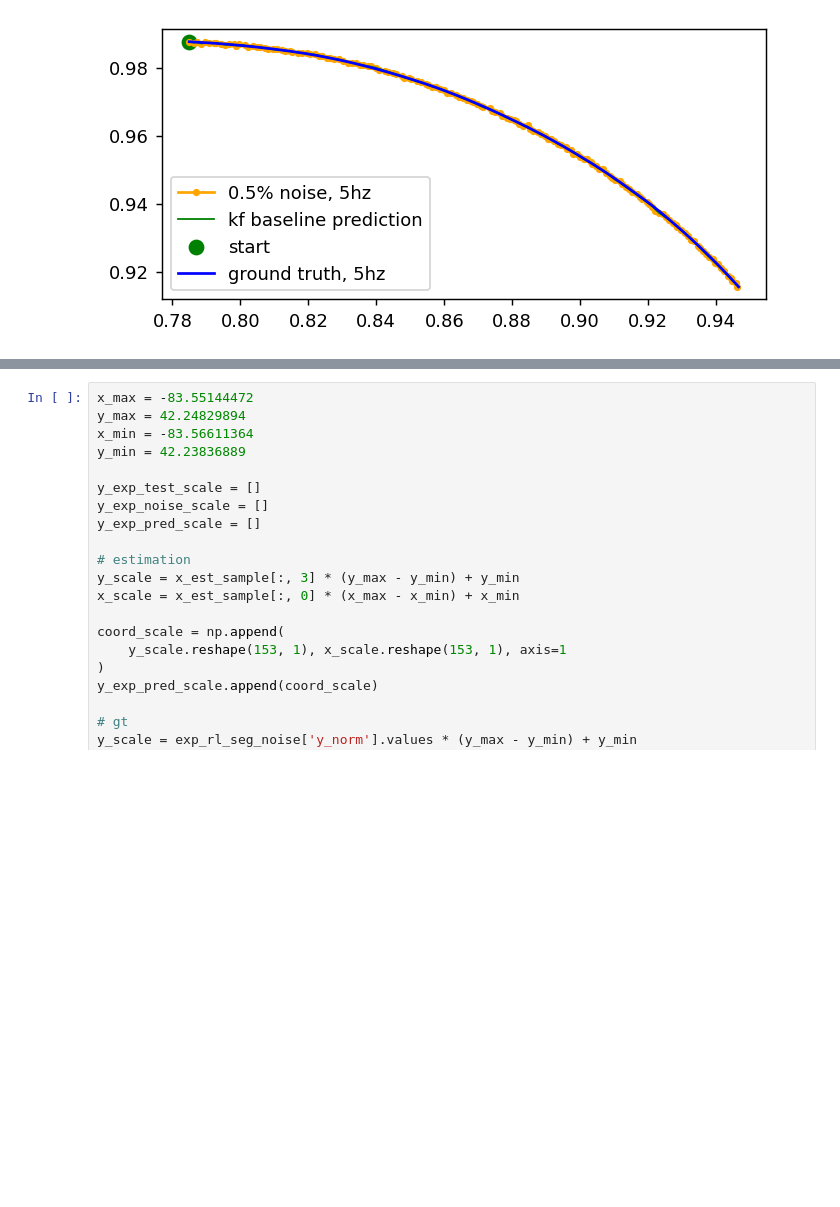
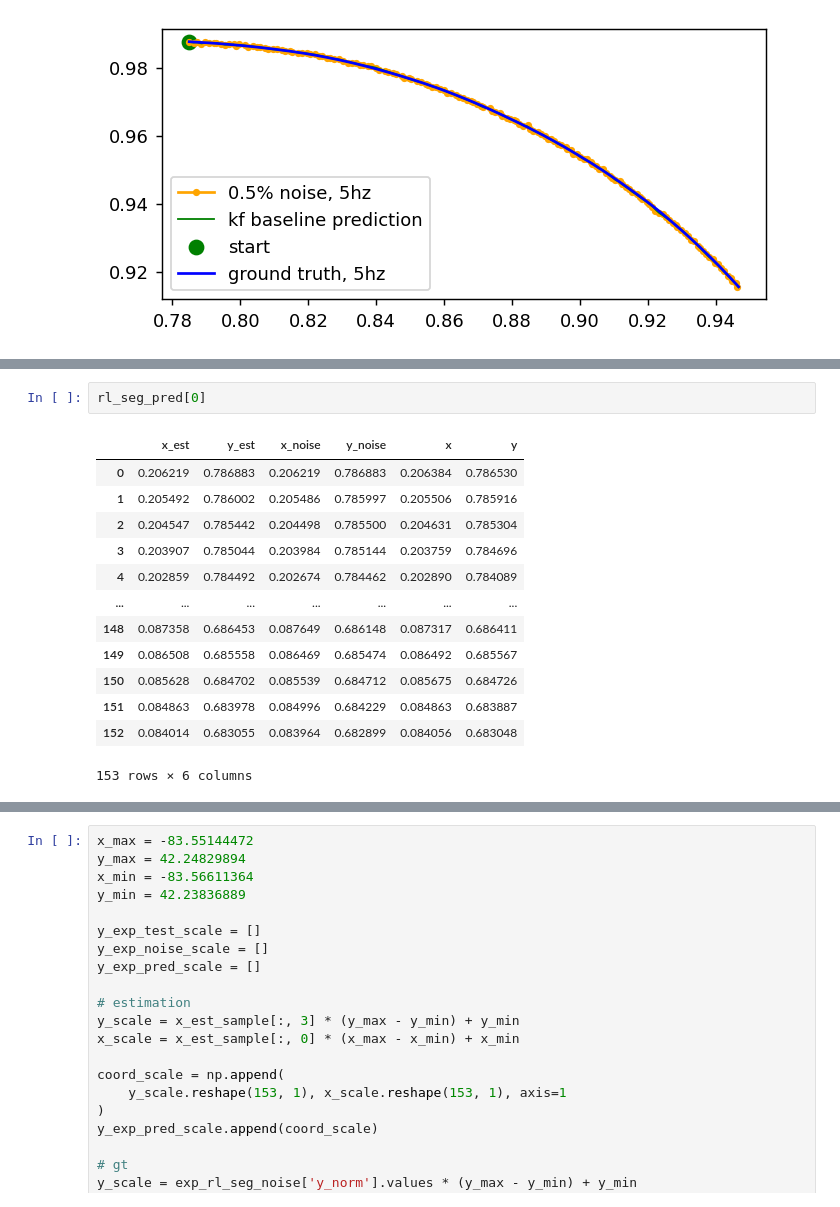
Before and after one commit to jarviskroos7/PATH_vehicle_localization, a Jupyter notebook: code/kf_baseline.ipynb, the cells around one changed output, grey strips where cells are left out. Cells and saved outputs as stored; diff of their text form; blank space fills up the shorter version.

```diff
--- a/code/kf_baseline.ipynb
+++ b/code/kf_baseline.ipynb
@@ -238,0 +256,16 @@ plt.legend()
+# %%
+rl_seg_pred[0]
+# %% [output]
+|  | x_est | y_est | x_noise | y_noise | x | y |
+| 0 | 0.206219 | 0.786883 | 0.206219 | 0.786883 | 0.206384 | 0.786530 |
+| 1 | 0.205492 | 0.786002 | 0.205486 | 0.785997 | 0.205506 | 0.785916 |
+| 2 | 0.204547 | 0.785442 | 0.204498 | 0.785500 | 0.204631 | 0.785304 |
+| 3 | 0.203907 | 0.785044 | 0.203984 | 0.785144 | 0.203759 | 0.784696 |
+| 4 | 0.202859 | 0.784492 | 0.202674 | 0.784462 | 0.202890 | 0.784089 |
+| ... | ... | ... | ... | ... | ... | ... |
+| 148 | 0.087358 | 0.686453 | 0.087649 | 0.686148 | 0.087317 | 0.686411 |
+| 149 | 0.086508 | 0.685558 | 0.086469 | 0.685474 | 0.086492 | 0.685567 |
+| 150 | 0.085628 | 0.684702 | 0.085539 | 0.684712 | 0.085675 | 0.684726 |
+| 151 | 0.084863 | 0.683978 | 0.084996 | 0.684229 | 0.084863 | 0.683887 |
+| 152 | 0.084014 | 0.683055 | 0.083964 | 0.682899 | 0.084056 | 0.683048 |
+153 rows × 6 columns
```
Also changed, not shown: parts of 10 cells of this notebook.
